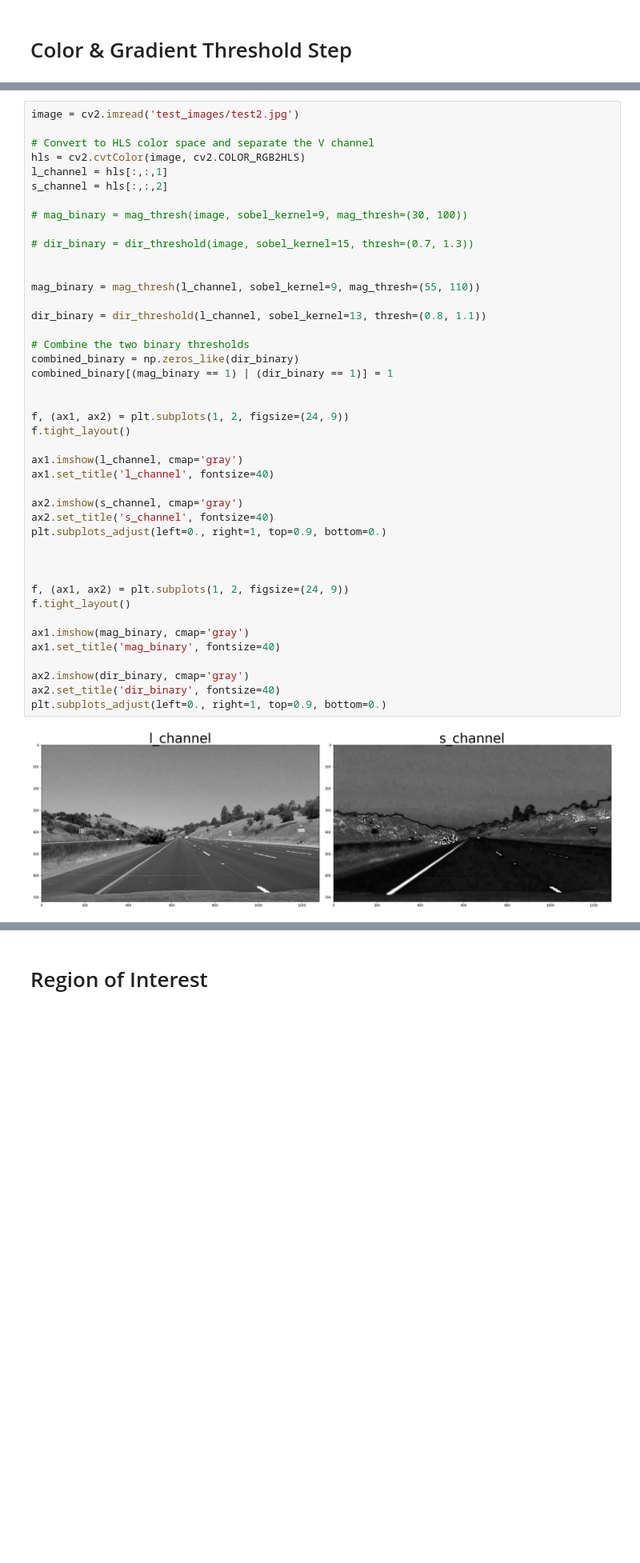
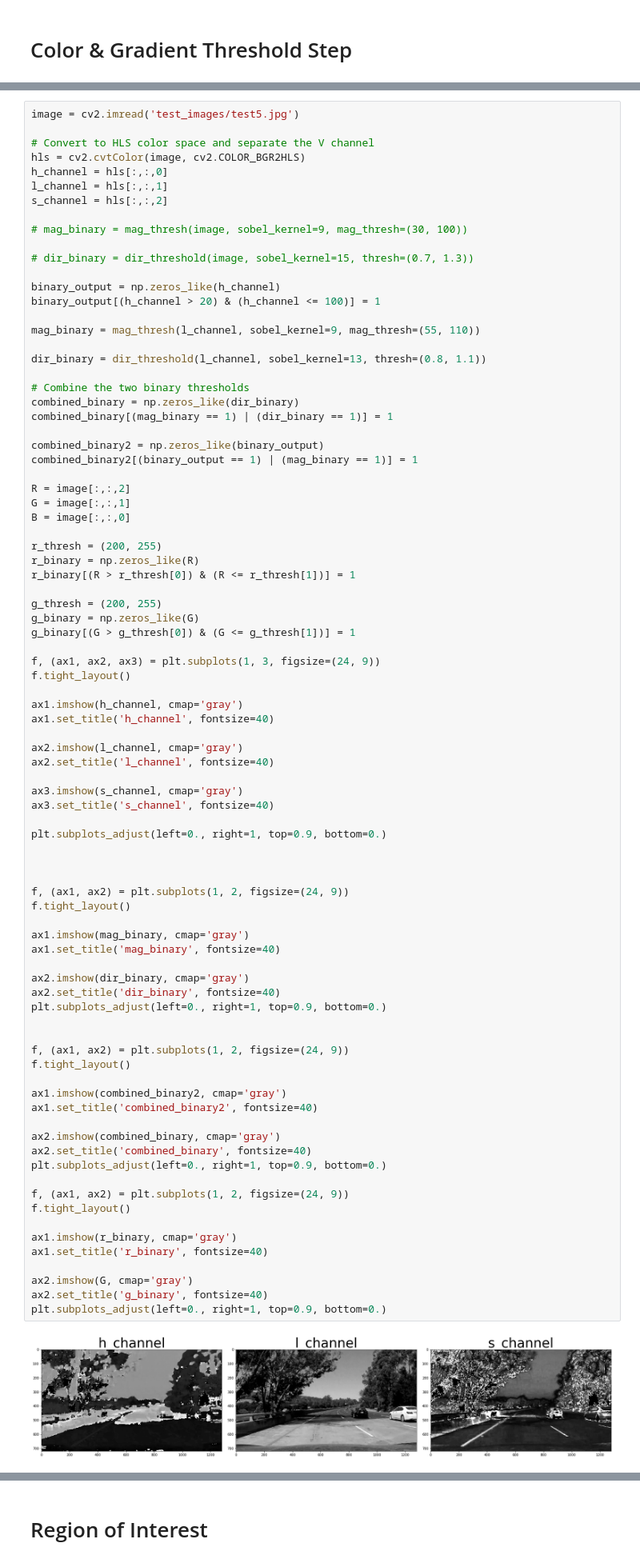
Before and after one commit to a-samarin/CarND-Advanced-Lane-Lines, a Jupyter notebook: P2.ipynb, the cells around one changed output, grey strips where cells are left out. Shown at 80% size. Saved outputs shown, nothing was run; the diff lists cells and outputs as text; blank space fills up the shorter version.

```diff
--- a/P2.ipynb
+++ b/P2.ipynb
@@ -140,8 +167,9 @@ show_color_gradient_pipline(image)
 # %%
-image = cv2.imread('test_images/test2.jpg')
+image = cv2.imread('test_images/test5.jpg')
 
 # Convert to HLS color space and separate the V channel
-hls = cv2.cvtColor(image, cv2.COLOR_RGB2HLS)
+hls = cv2.cvtColor(image, cv2.COLOR_BGR2HLS)
+h_channel = hls[:,:,0]
 l_channel = hls[:,:,1]
 s_channel = hls[:,:,2]
 
@@ -149,36 +177,77 @@ s_channel = hls[:,:,2]
 
 # dir_binary = dir_threshold(image, sobel_kernel=15, thresh=(0.7, 1.3))
 
+binary_output = np.zeros_like(h_channel)
+binary_output[(h_channel > 20) & (h_channel <= 100)] = 1
 
 mag_binary = mag_thresh(l_channel, sobel_kernel=9, mag_thresh=(55, 110))
 
 dir_binary = dir_threshold(l_channel, sobel_kernel=13, thresh=(0.8, 1.1))
 
 # Combine the two binary thresholds
 combined_binary = np.zeros_like(dir_binary)
 combined_binary[(mag_binary == 1) | (dir_binary == 1)] = 1
 
+combined_binary2 = np.zeros_like(binary_output)
+combined_binary2[(binary_output == 1) | (mag_binary == 1)] = 1
 
-f, (ax1, ax2) = plt.subplots(1, 2, figsize=(24, 9))
+R = image[:,:,2]
+G = image[:,:,1]
+B = image[:,:,0]
+
+r_thresh = (200, 255)
+r_binary = np.zeros_like(R)
+r_binary[(R > r_thresh[0]) & (R <= r_thresh[1])] = 1
+
+g_thresh = (200, 255)
+g_binary = np.zeros_like(G)
+g_binary[(G > g_thresh[0]) & (G <= g_thresh[1])] = 1
+
+f, (ax1, ax2, ax3) = plt.subplots(1, 3, figsize=(24, 9))
 f.tight_layout()
 
-ax1.imshow(l_channel, cmap='gray')
-ax1.set_title('l_channel', fontsize=40)
+ax1.imshow(h_channel, cmap='gray')
+ax1.set_title('h_channel', fontsize=40)
 
-ax2.imshow(s_channel, cmap='gray')
-ax2.set_title('s_channel', fontsize=40)
+ax2.imshow(l_channel, cmap='gray')
+ax2.set_title('l_channel', fontsize=40)
+
+ax3.imshow(s_channel, cmap='gray')
+ax3.set_title('s_channel', fontsize=40)
+
 plt.subplots_adjust(left=0., right=1, top=0.9, bottom=0.)
 
 
 
 f, (ax1, ax2) = plt.subplots(1, 2, figsize=(24, 9))
 f.tight_layout()
 
 ax1.imshow(mag_binary, cmap='gray')
 ax1.set_title('mag_binary', fontsize=40)
 
 ax2.imshow(dir_binary, cmap='gray')
 ax2.set_title('dir_binary', fontsize=40)
 plt.subplots_adjust(left=0., right=1, top=0.9, bottom=0.)
+
+
+f, (ax1, ax2) = plt.subplots(1, 2, figsize=(24, 9))
+f.tight_layout()
+
+ax1.imshow(combined_binary2, cmap='gray')
+ax1.set_title('combined_binary2', fontsize=40)
+
+ax2.imshow(combined_binary, cmap='gray')
+ax2.set_title('combined_binary', fontsize=40)
+plt.subplots_adjust(left=0., right=1, top=0.9, bottom=0.)
+
+f, (ax1, ax2) = plt.subplots(1, 2, figsize=(24, 9))
+f.tight_layout()
+
+ax1.imshow(r_binary, cmap='gray')
+ax1.set_title('r_binary', fontsize=40)
+
+ax2.imshow(G, cmap='gray')
+ax2.set_title('g_binary', fontsize=40)
+plt.subplots_adjust(left=0., right=1, top=0.9, bottom=0.)
 # %% [output]
-[figure, old version]
+[figure, new version]
```
Also changed, not shown: parts of 16 cells of this notebook, 6 other files.
